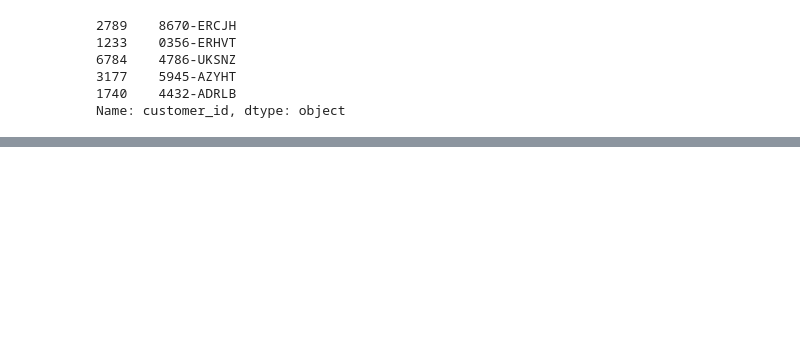
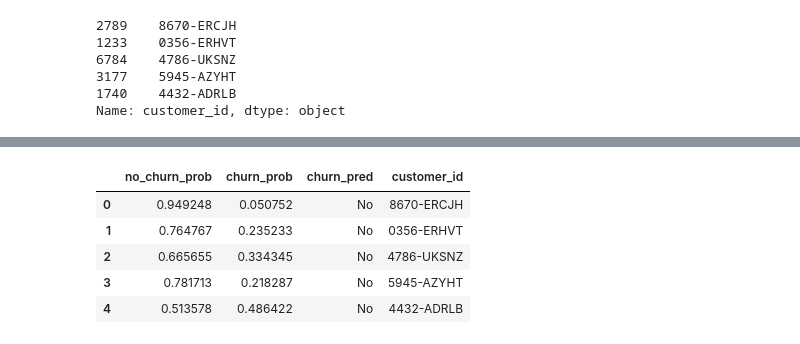
Before and after one commit to lopezelihezer/telco_classification_project, a Jupyter notebook: scratch.ipynb, the cells around one changed output, grey strips where cells are left out. Saved outputs shown, nothing was run; the diff lists cells and outputs as text; code cells hidden in the pictures; blank space fills up the shorter version.

```diff
--- a/scratch.ipynb
+++ b/scratch.ipynb
@@ -873,0 +870,10 @@ customer_id.shape
+# %%
+final["churn_pred"] = final.churn_pred.replace(to_replace = [1, 0],value = ["Yes","No"])
+final.head()
+# %% [output]
+|  | no_churn_prob | churn_prob | churn_pred | customer_id |
+| 0 | 0.949248 | 0.050752 | No | 8670-ERCJH |
+| 1 | 0.764767 | 0.235233 | No | 0356-ERHVT |
+| 2 | 0.665655 | 0.334345 | No | 4786-UKSNZ |
+| 3 | 0.781713 | 0.218287 | No | 5945-AZYHT |
+| 4 | 0.513578 | 0.486422 | No | 4432-ADRLB |
```
Also changed, not shown: parts of 13 cells of this notebook, 7 other files.
